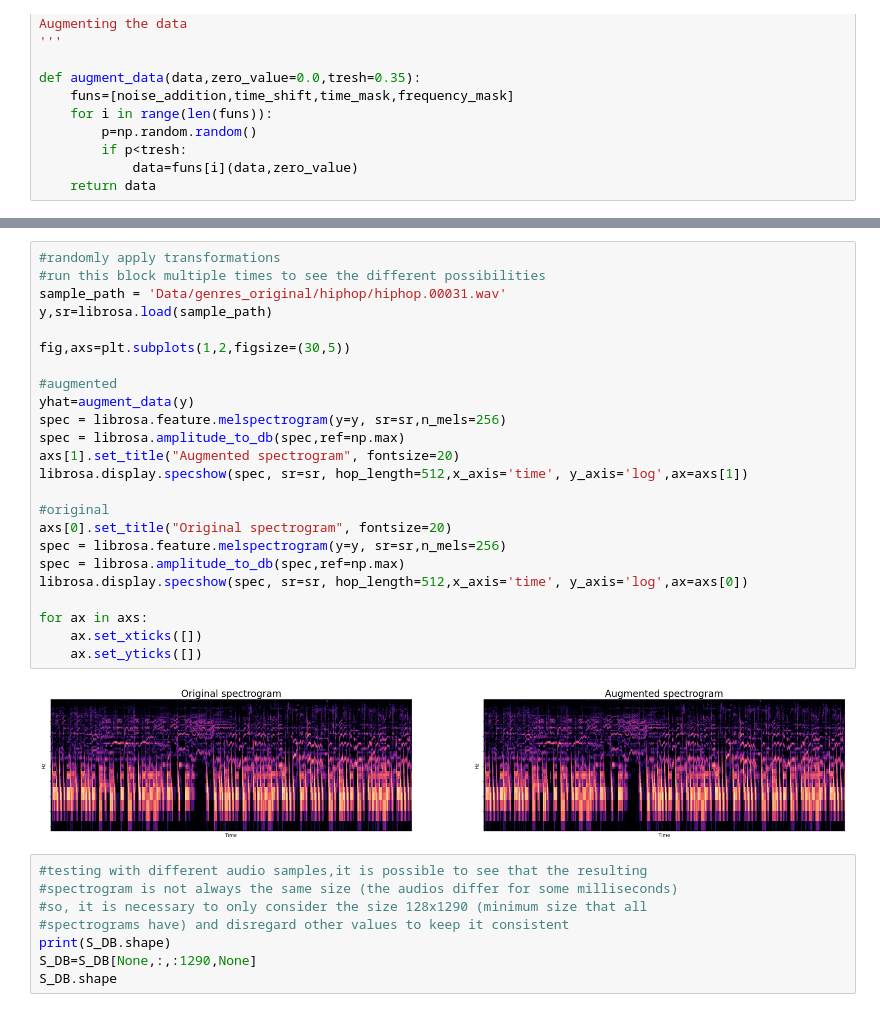
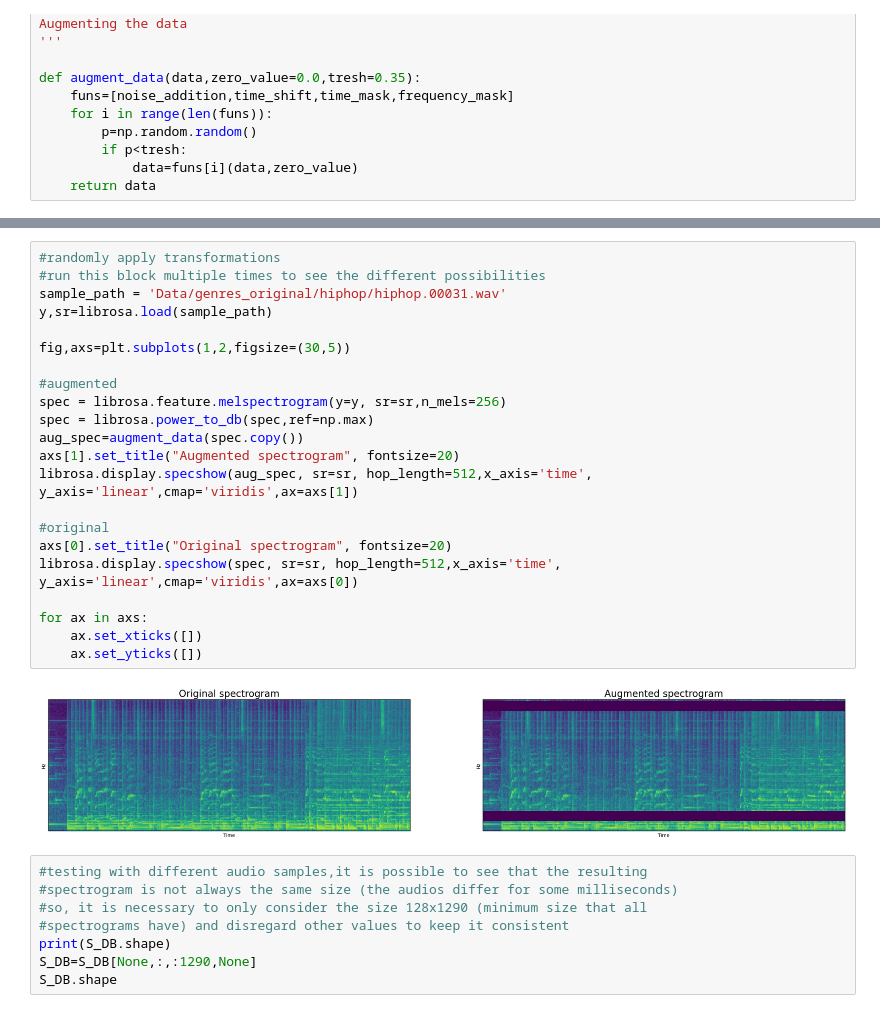
Before and after one commit to manuu1311/Music_genre_classification, a Jupyter notebook: Deliverables/project.ipynb, the cells around one changed output, grey strips where cells are left out. Drawn from its saved outputs; the diff is of its cells as text.

```diff
--- a/Deliverables/project.ipynb
+++ b/Deliverables/project.ipynb
@@ -297,29 +288,27 @@ plt.subplots_adjust(hspace=0.5)
 # %%
 #randomly apply transformations
 #run this block multiple times to see the different possibilities
 sample_path = 'Data/genres_original/hiphop/hiphop.00031.wav'
 y,sr=librosa.load(sample_path)
 
 fig,axs=plt.subplots(1,2,figsize=(30,5))
 
 #augmented
-yhat=augment_data(y)
 spec = librosa.feature.melspectrogram(y=y, sr=sr,n_mels=256)
-spec = librosa.amplitude_to_db(spec,ref=np.max)
+spec = librosa.power_to_db(spec,ref=np.max)
+aug_spec=augment_data(spec.copy())
 axs[1].set_title("Augmented spectrogram", fontsize=20)
-librosa.display.specshow(spec, sr=sr, hop_length=512,x_axis='time', y_axis='log',ax=axs[1])
+librosa.display.specshow(aug_spec, sr=sr, hop_length=512,x_axis='time', y_axis='linear',cmap='viridis',ax=axs[1])
 
 #original
 axs[0].set_title("Original spectrogram", fontsize=20)
-spec = librosa.feature.melspectrogram(y=y, sr=sr,n_mels=256)
-spec = librosa.amplitude_to_db(spec,ref=np.max)
-librosa.display.specshow(spec, sr=sr, hop_length=512,x_axis='time', y_axis='log',ax=axs[0])
+librosa.display.specshow(spec, sr=sr, hop_length=512,x_axis='time', y_axis='linear',cmap='viridis',ax=axs[0])
 
 for ax in axs:
     ax.set_xticks([])
     ax.set_yticks([])
 # %% [output]
-[figure, old version]
+[figure, new version]
 # %%
 #testing with different audio samples,it is possible to see that the resulting
 #spectrogram is not always the same size (the audios differ for some milliseconds)
```
Also changed, not shown: parts of 8 cells of this notebook, 9 other files.
